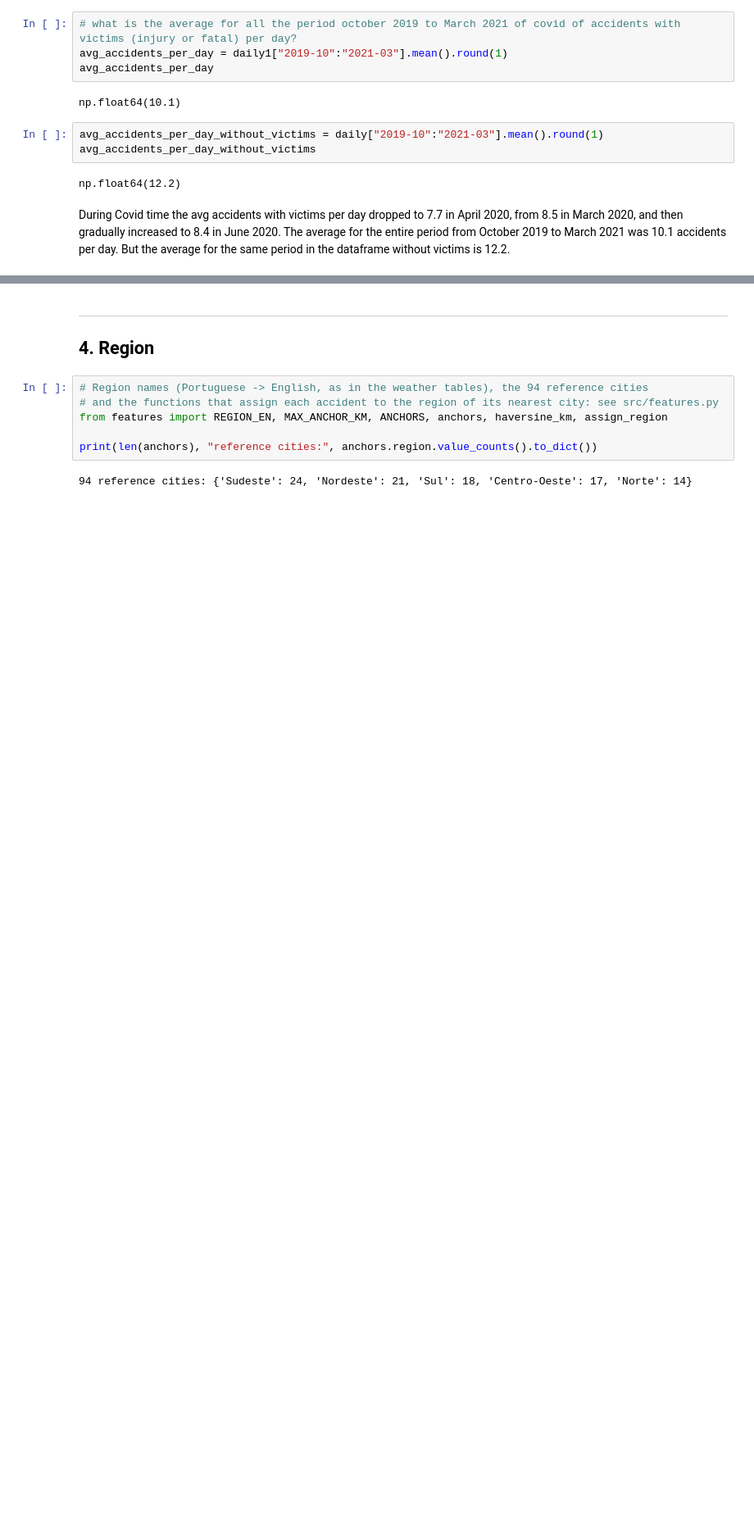
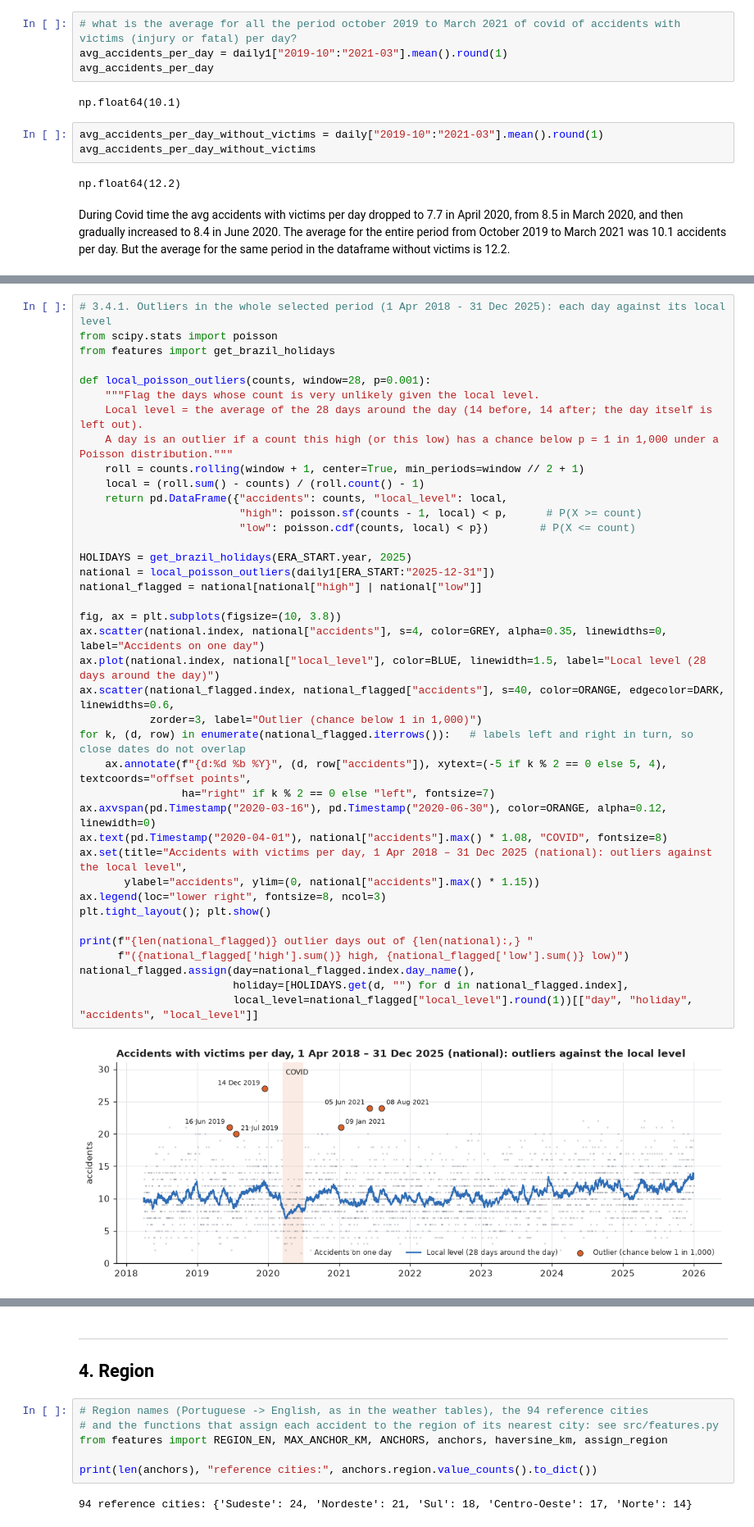
Before and after one commit to ivanya93/road_safety_machine_learning, a Jupyter notebook: notebooks/02_Data_Understanding_Preparation.ipynb, the cells around one changed output, grey strips where cells are left out. Shown at 82% size. Drawn from its saved outputs; the diff is of its cells as text; blank space fills up the shorter version.

```diff
--- a/notebooks/02_Data_Understanding_Preparation.ipynb
+++ b/notebooks/02_Data_Understanding_Preparation.ipynb
@@ -423,0 +461,41 @@ During Covid time the avg accidents with victims per day dropped to 7.7 in April
+# %%
+# 3.4.1. Outliers in the whole selected period (1 Apr 2018 - 31 Dec 2025): each day against its local level
+from scipy.stats import poisson
+from features import get_brazil_holidays
+
+def local_poisson_outliers(counts, window=28, p=0.001):
+    """Flag the days whose count is very unlikely given the local level.
+    Local level = the average of the 28 days around the day (14 before, 14 after; the day itself is left out).
+    A day is an outlier if a count this high (or this low) has a chance below p = 1 in 1,000 under a Poisson distribution."""
+    roll = counts.rolling(window + 1, center=True, min_periods=window // 2 + 1)
+    local = (roll.sum() - counts) / (roll.count() - 1)
+    return pd.DataFrame({"accidents": counts, "local_level": local,
+                         "high": poisson.sf(counts - 1, local) < p,      # P(X >= count)
+                         "low": poisson.cdf(counts, local) < p})        # P(X <= count)
+
+HOLIDAYS = get_brazil_holidays(ERA_START.year, 2025)
+national = local_poisson_outliers(daily1[ERA_START:"2025-12-31"])
+national_flagged = national[national["high"] | national["low"]]
+
+fig, ax = plt.subplots(figsize=(10, 3.8))
+ax.scatter(national.index, national["accidents"], s=4, color=GREY, alpha=0.35, linewidths=0, label="Accidents on one day")
+ax.plot(national.index, national["local_level"], color=BLUE, linewidth=1.5, label="Local level (28 days around the day)")
+ax.scatter(national_flagged.index, national_flagged["accidents"], s=40, color=ORANGE, edgecolor=DARK, linewidths=0.6,
+           zorder=3, label="Outlier (chance below 1 in 1,000)")
+for k, (d, row) in enumerate(national_flagged.iterrows()):   # labels left and right in turn, so close dates do not overlap
+    ax.annotate(f"{d:%d %b %Y}", (d, row["accidents"]), xytext=(-5 if k % 2 == 0 else 5, 4), textcoords="offset points",
+                ha="right" if k % 2 == 0 else "left", fontsize=7)
+ax.axvspan(pd.Timestamp("2020-03-16"), pd.Timestamp("2020-06-30"), color=ORANGE, alpha=0.12, linewidth=0)
+ax.text(pd.Timestamp("2020-04-01"), national["accidents"].max() * 1.08, "COVID", fontsize=8)
+ax.set(title="Accidents with victims per day, 1 Apr 2018 – 31 Dec 2025 (national): outliers against the local level",
+       ylabel="accidents", ylim=(0, national["accidents"].max() * 1.15))
+ax.legend(loc="lower right", fontsize=8, ncol=3)
+plt.tight_layout(); plt.show()
+
+print(f"{len(national_flagged)} outlier days out of {len(national):,} "
+      f"({national_flagged['high'].sum()} high, {national_flagged['low'].sum()} low)")
+national_flagged.assign(day=national_flagged.index.day_name(),
+                        holiday=[HOLIDAYS.get(d, "") for d in national_flagged.index],
+                        local_level=national_flagged["local_level"].round(1))[["day", "holiday", "accidents", "local_level"]]
+# %% [output]
+[figure, added]
```
Also changed, not shown: parts of 17 cells of this notebook, 6 other files.
